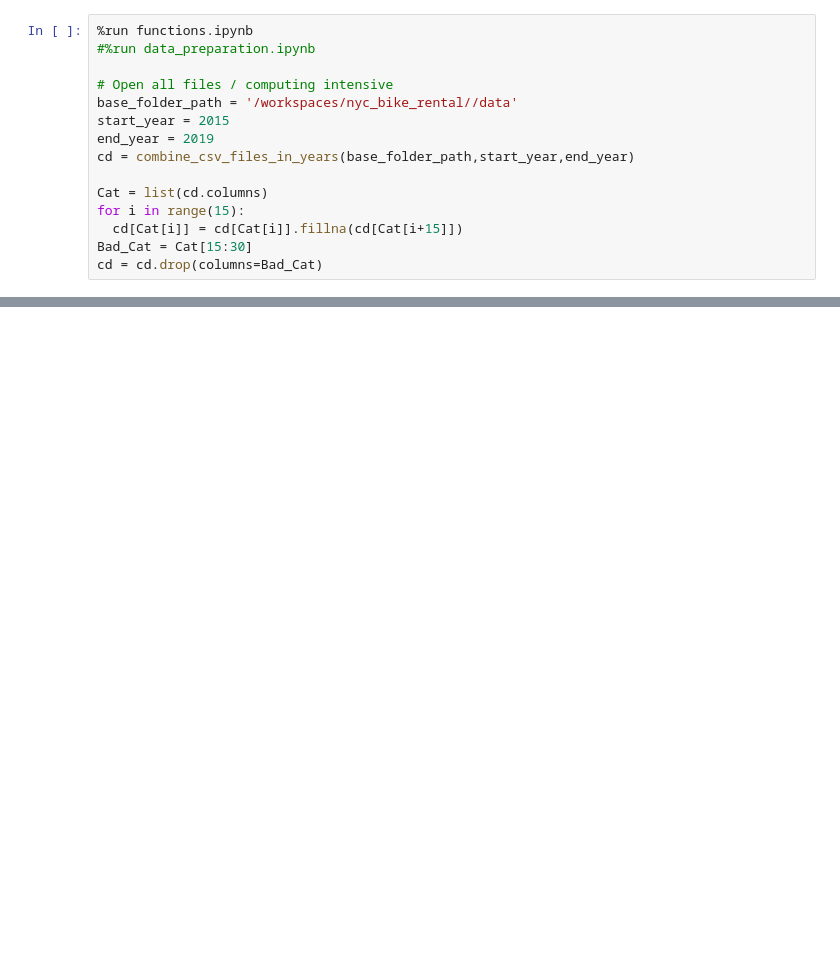
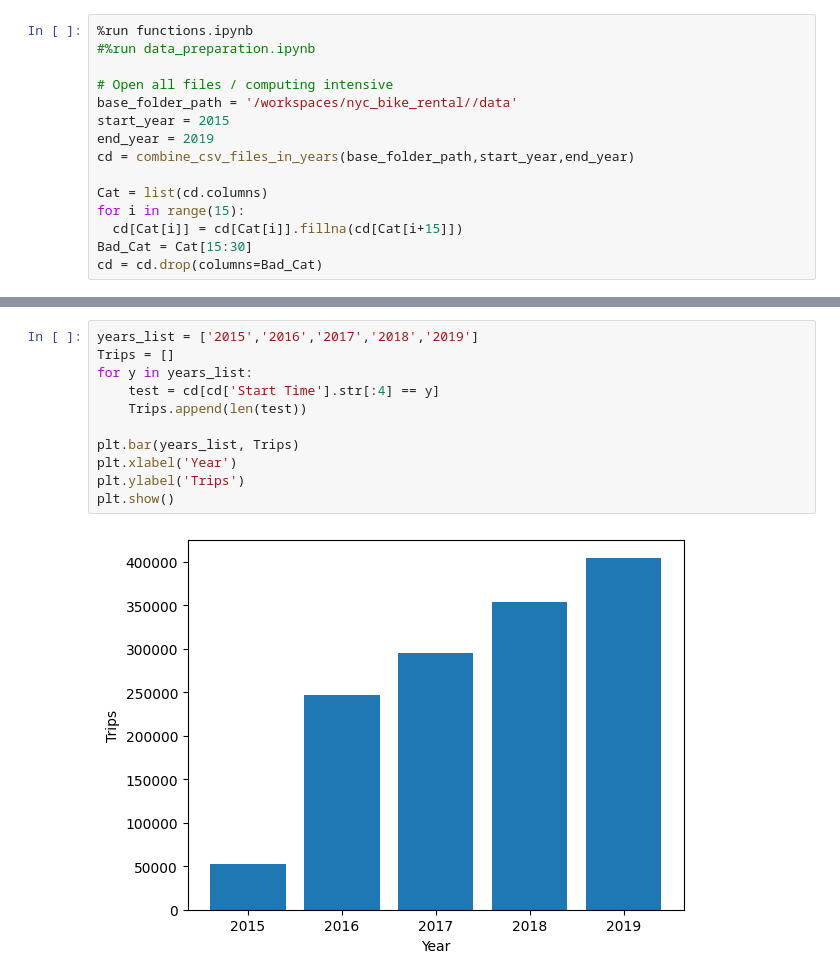
Before and after one commit to lukasschirren/nyc_bike_rental, a Jupyter notebook: Sophia_Workspace.ipynb, the cells around one changed output, grey strips where cells are left out. Drawn from its saved outputs; the diff is of its cells as text; blank space fills up the shorter version.

```diff
--- a/Sophia_Workspace.ipynb
+++ b/Sophia_Workspace.ipynb
@@ -17,0 +40,13 @@ import matplotlib.pyplot as plt
+# %%
+years_list = ['2015','2016','2017','2018','2019']
+Trips = []
+for y in years_list:
+    test = cd[cd['Start Time'].str[:4] == y]
+    Trips.append(len(test))
+
+plt.bar(years_list, Trips)
+plt.xlabel('Year')
+plt.ylabel('Trips')
+plt.show()
+# %% [output]
+[figure, added]
```
Also changed, not shown: parts of 9 cells of this notebook.
